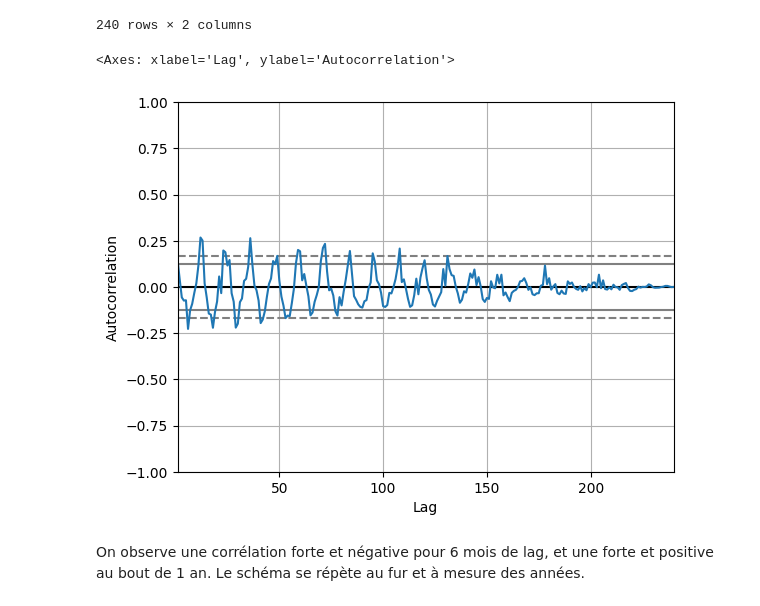
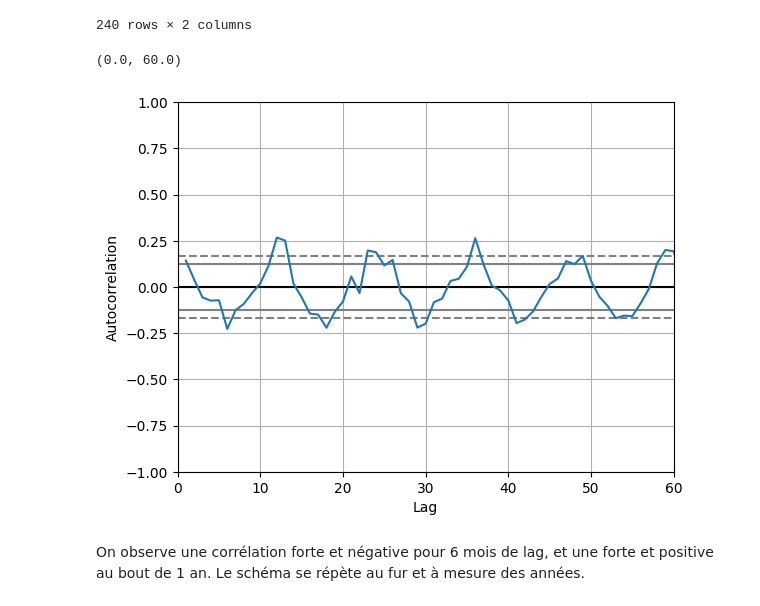
Before and after one commit to Margaux-Ccd/WREM_dam, a Jupyter notebook: data_analysis.ipynb, the cells around one changed output. Saved outputs shown, nothing was run; the diff lists cells and outputs as text; code cells hidden in the pictures.

```diff
--- a/data_analysis.ipynb
+++ b/data_analysis.ipynb
@@ -235,8 +225,9 @@ Dis_max
 240 rows × 2 columns
 # %%
 pd.plotting.autocorrelation_plot(Dis_max['S1'])
+plt.xlim((0,5*12))
 # %% [output]
-<Axes: xlabel='Lag', ylabel='Autocorrelation'>
+(0.0, 60.0)
-[figure, old version]
+[figure, new version]
 # %% [markdown]
 On observe une corrélation forte et négative pour 6 mois de lag, et une forte et positive au bout de 1 an. Le schéma se répète au fur et à mesure des années.
```
Also changed, not shown: parts of 19 cells of this notebook, 3 other files.
